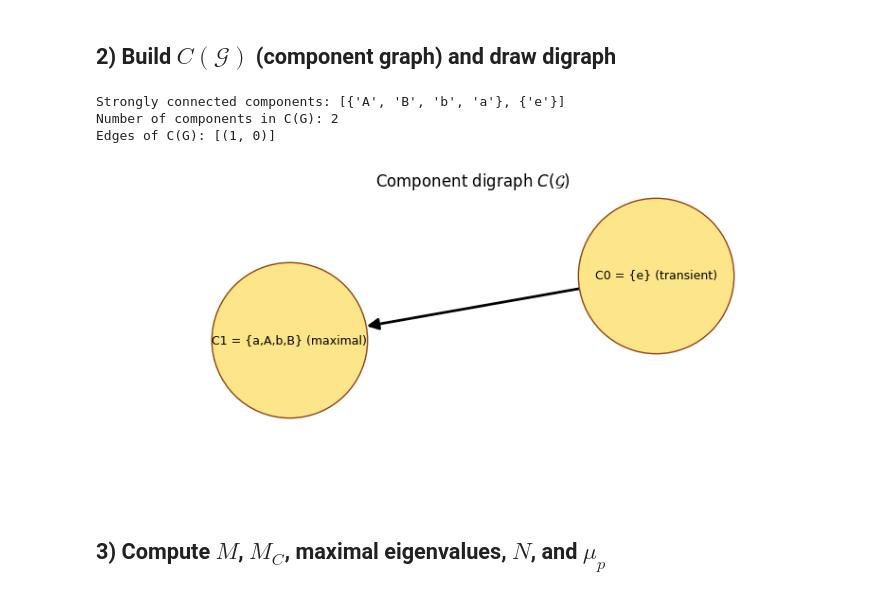
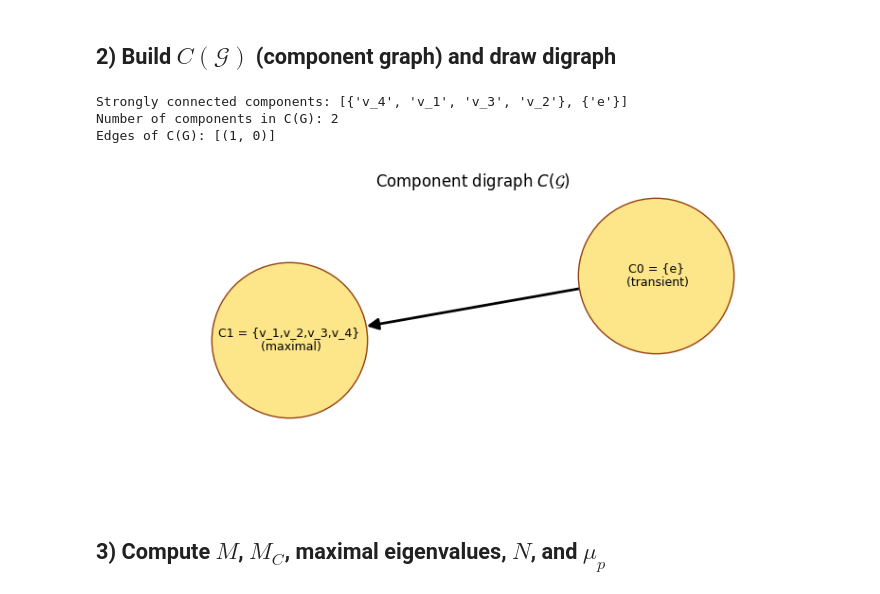
Before and after one commit to DothWalrus/automaton_of_F_2, a Jupyter notebook: automatic_structure_F2/automatic_structure_F2.ipynb, the cells around one changed output. Saved outputs shown, nothing was run; the diff lists cells and outputs as text; code cells hidden in the pictures.

```diff
--- a/automatic_structure_F2/automatic_structure_F2.ipynb
+++ b/automatic_structure_F2/automatic_structure_F2.ipynb
@@ -16,29 +32,28 @@ plt.rcParams['figure.figsize'] = (8, 5)
 # %% [markdown]
 ## 1) Build $\mathcal G$ (5-state automaton) and draw digraph
 # %%
-# State order is fixed once and used consistently for M, N, and mu outputs.
-states = ['e', 'a', 'A', 'b', 'B']
+# --- Block 1: Define canonical state order and index map ---
+states = ['e', 'v_1', 'v_2', 'v_3', 'v_4']
 idx = {s: i for i, s in enumerate(states)}
 
-# Reduced-word automaton transitions.
-# e -> any generator
-# x -> any next letter except x^{-1}
+# --- Block 2: Labeled reduced-word transitions ---
+# v_1, v_2, v_3, v_4 correspond to a, A, b, B.
 transitions = {
-    'e': ['a', 'A', 'b', 'B'],
-    'a': ['a', 'b', 'B'],
-    'A': ['A', 'b', 'B'],
-    'b': ['a', 'A', 'b'],
-    'B': ['a', 'A', 'B'],
+    'e': [('a', 'v_1'), ('A', 'v_2'), ('b', 'v_3'), ('B', 'v_4')],
+    'v_1': [('a', 'v_1'), ('b', 'v_3'), ('B', 'v_4')],
+    'v_2': [('A', 'v_2'), ('b', 'v_3'), ('B', 'v_4')],
+    'v_3': [('a', 'v_1'), ('A', 'v_2'), ('b', 'v_3')],
+    'v_4': [('a', 'v_1'), ('A', 'v_2'), ('B', 'v_4')],
 }
 
-# Build directed graph model of the automaton.
+# --- Block 3: Build directed graph with edge labels ---
 G = nx.DiGraph()
 G.add_nodes_from(states)
 for u, outs in transitions.items():
-    for v in outs:
-        G.add_edge(u, v)
+    for gen, v in outs:
+        G.add_edge(u, v, label=gen)
 
-# Adjacency/transition-support matrix in the chosen state order.
+# --- Block 4: Build adjacency matrix M in canonical order ---
 M = nx.to_numpy_array(G, nodelist=states, dtype=int)
 print('States order:', states)
 print('M shape:', M.shape)
@@ -73,38 +139,38 @@ plt.show()
 # %% [markdown]
 ## 2) Build $C(\mathcal G)$ (component graph) and draw digraph
 # %%
-# SCC decomposition gives components of G and their condensation C(G).
+# --- Block 1: Compute SCCs and condensation graph C(G) ---
 scc = list(nx.strongly_connected_components(G))
 C = nx.condensation(G, scc=scc)
 
-# Human-readable labels for the two component nodes in C(G).
+# --- Block 2: Human-readable component labels ---
 comp_label = {}
 for i, comp in enumerate(scc):
     if 'e' in comp:
-        comp_label[i] = 'C0 = {e} (transient)'
+        comp_label[i] = 'C0 = {e}\n (transient)'
     else:
-        comp_label[i] = 'C1 = {a,A,b,B} (maximal)'
+        comp_label[i] = 'C1 = {v_1,v_2,v_3,v_4}\n (maximal)'
 
 print('Strongly connected components:', scc)
 print('Number of components in C(G):', C.number_of_nodes())
 print('Edges of C(G):', list(C.edges()))
 
+# --- Block 3: Draw component graph ---
 plt.figure(figsize=(10, 4))
-# Fixed layout keeps labels readable for the 2-node condensation graph.
 posC = {0: (0.0, 0.0), 1: (2.8, 0.4)}
 nx.draw_networkx_nodes(C, posC, node_color='#fde68a', edgecolors='#92400e', node_size=14000)
 nx.draw_networkx_labels(C, posC, labels=comp_label, font_size=9)
-nx.draw_networkx_edges(C, posC, arrows=True, arrowstyle='-|>', arrowsize=18, width=2, min_source_margin=20, min_target_margin=60,)
+nx.draw_networkx_edges(C, posC, arrows=True, arrowstyle='-|>', arrowsize=18, width=2, min_source_margin=20, min_target_margin=60)
 plt.title(r'Component digraph $C(\mathcal{G})$')
 plt.xlim(-1.4, 4.2)
 plt.ylim(-0.9, 0.9)
 plt.axis('off')
 plt.show()
 # %% [output]
-Strongly connected components: [{'A', 'B', 'b', 'a'}, {'e'}]
+Strongly connected components: [{'v_4', 'v_1', 'v_3', 'v_2'}, {'e'}]
 Number of components in C(G): 2
 Edges of C(G): [(1, 0)]
-[figure, old version]
+[figure, new version]
 # %% [markdown]
 ## 3) Compute $M$, $M_C$, maximal eigenvalues, $N$, and $\mu_p$
 # %%
```
Also changed, not shown: parts of 14 cells of this notebook.
